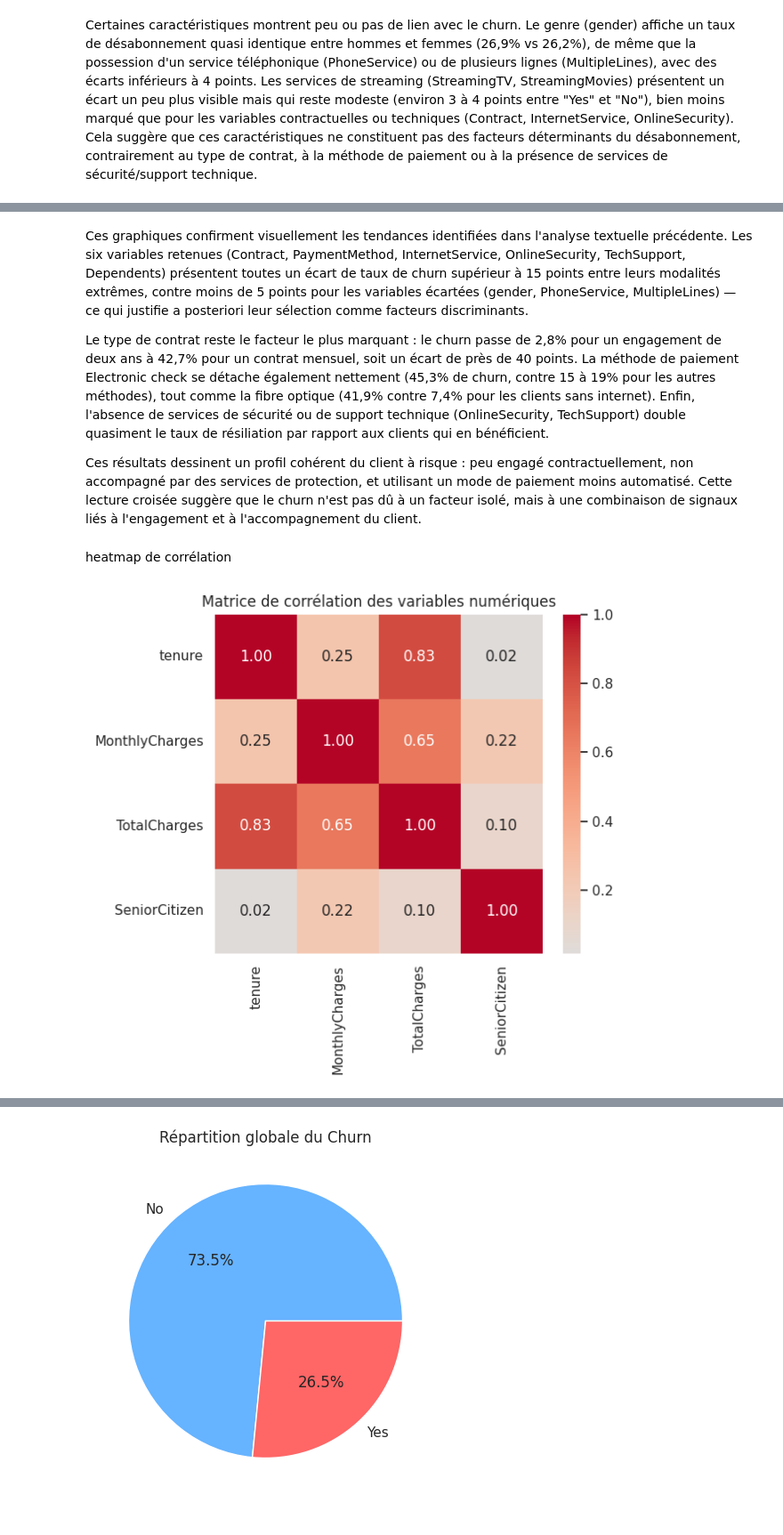
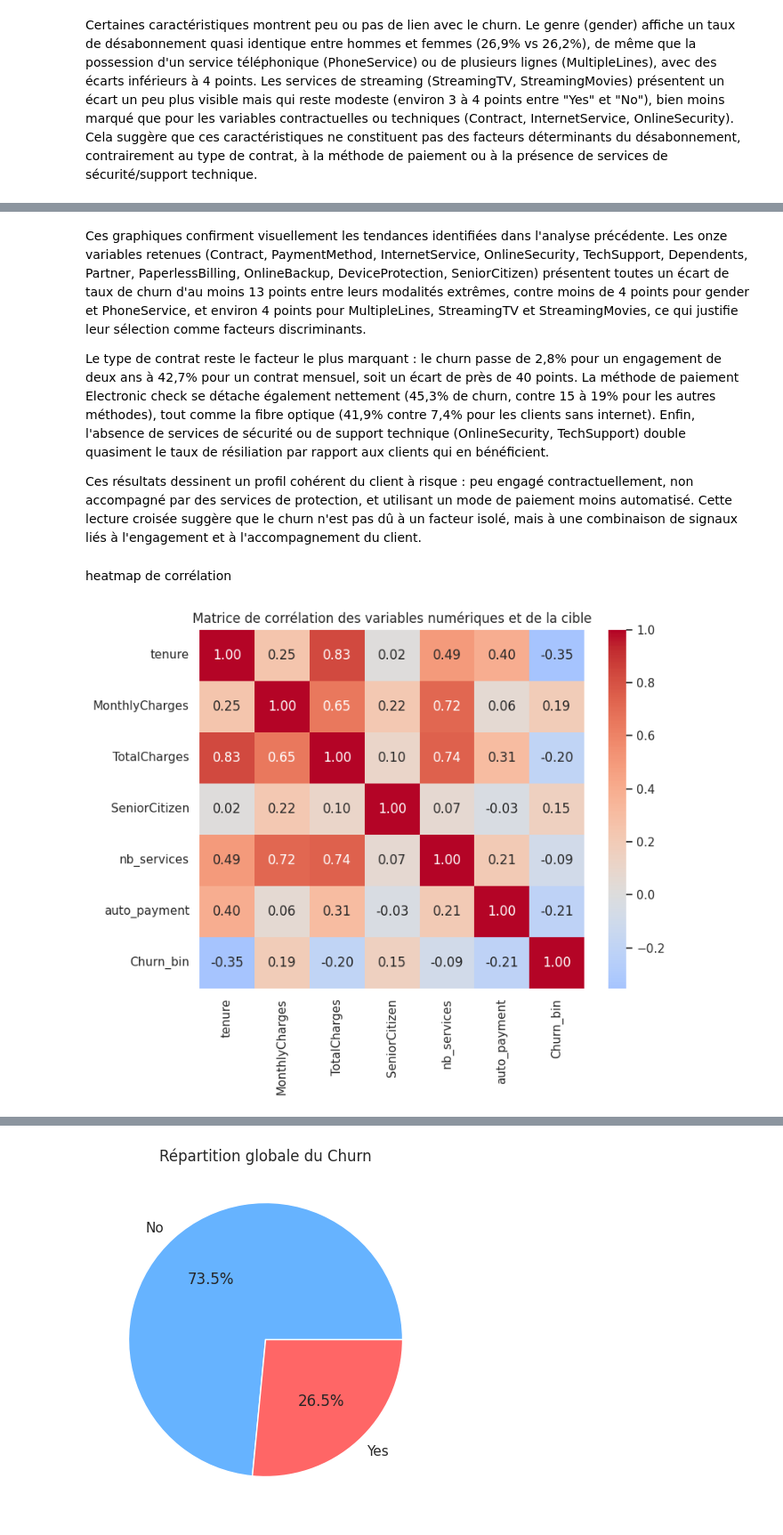
Before and after one commit to rachidahebie-cloud/churnradar, a Jupyter notebook: churnradar.ipynb, the cells around one changed output, grey strips where cells are left out. Shown at 89% size. Cells and saved outputs as stored; diff of their text form; code cells hidden in the pictures.

Commit message:
Fin de l'analyse textuelle et des graphiques

```diff
--- a/churnradar.ipynb
+++ b/churnradar.ipynb
@@ -181,0 +188,23 @@ Les 11 valeurs manquantes correspondent toutes à des clients avec tenure = 0, c
+# %%
+# 1. Cible en 0/1
+df["Churn_bin"] = (df["Churn"] == "Yes").astype(int)
+
+# 2. Tranches d'ancienneté
+df["tenure_group"] = pd.cut(
+    df["tenure"],
+    bins=[-1, 12, 24, 48, 72],
+    labels=["0-12", "13-24", "25-48", "49-72"]
+)
+
+# 3. Nombre de services optionnels
+df["nb_services"] = (df[cols_net] == "Yes").sum(axis=1)
+
+# 4. Paiement automatique (1) ou manuel (0)
+df["auto_payment"] = df["PaymentMethod"].str.contains("automatic").astype(int)
+
+# Vérification : taux de churn (%) pour chaque nouvelle variable
+print(df.groupby("tenure_group", observed=True)["Churn_bin"].mean().mul(100).round(2))
+print()
+print(df.groupby("nb_services")["Churn_bin"].mean().mul(100).round(2))
+print()
+print(df.groupby("auto_payment")["Churn_bin"].mean().mul(100).round(2))
@@ -430,5 +533,5 @@ for col in variables_discriminantes:
 # %% [markdown]
-Ces graphiques confirment visuellement les tendances identifiées dans l'analyse textuelle précédente. Les six variables retenues (Contract, PaymentMethod, InternetService, OnlineSecurity, TechSupport, Dependents) présentent toutes un écart de taux de churn supérieur à 15 points entre leurs modalités extrêmes, contre moins de 5 points pour les variables écartées (gender, PhoneService, MultipleLines) — ce qui justifie a posteriori leur sélection comme facteurs discriminants.
+Ces graphiques confirment visuellement les tendances identifiées dans l'analyse précédente. Les onze variables retenues (Contract, PaymentMethod, InternetService, OnlineSecurity, TechSupport, Dependents, Partner, PaperlessBilling, OnlineBackup, DeviceProtection, SeniorCitizen) présentent toutes un écart de taux de churn d'au moins 13 points entre leurs modalités extrêmes, contre moins de 4 points pour gender et PhoneService, et environ 4 points pour MultipleLines, StreamingTV et StreamingMovies, ce qui justifie leur sélection comme facteurs discriminants.
 
 Le type de contrat reste le facteur le plus marquant : le churn passe de 2,8% pour un engagement de deux ans à 42,7% pour un contrat mensuel, soit un écart de près de 40 points. La méthode de paiement Electronic check se détache également nettement (45,3% de churn, contre 15 à 19% pour les autres méthodes), tout comme la fibre optique (41,9% contre 7,4% pour les clients sans internet). Enfin, l'absence de services de sécurité ou de support technique (OnlineSecurity, TechSupport) double quasiment le taux de résiliation par rapport aux clients qui en bénéficient.
 
@@ -436,14 +539,15 @@ Ces résultats dessinent un profil cohérent du client à risque : peu engagé c
 # %% [markdown]
 heatmap de corrélation
 # %%
-numeric_df = df[["tenure", "MonthlyCharges", "TotalCharges", "SeniorCitizen"]]
+cols_corr = ["tenure", "MonthlyCharges", "TotalCharges", "SeniorCitizen",
+             "nb_services", "auto_payment", "Churn_bin"]
 
-plt.figure(figsize=(6, 5))
-sns.heatmap(numeric_df.corr(), annot=True, cmap="coolwarm", center=0, fmt=".2f")
-plt.title("Matrice de corrélation des variables numériques")
+plt.figure(figsize=(8, 6))
+sns.heatmap(df[cols_corr].corr(), annot=True, cmap="coolwarm", center=0, fmt=".2f")
+plt.title("Matrice de corrélation des variables numériques et de la cible")
 plt.show()
 # %% [output]
-[figure, old version]
+[figure, new version]
 # %% [markdown]
 La matrice de corrélation révèle une relation forte entre tenure et TotalCharges (0,83), ce qui s'explique mécaniquement : plus un client reste longtemps abonné, plus il accumule de facturations, indépendamment de tout autre facteur. La corrélation entre MonthlyCharges et TotalCharges est modérée (0,65) : un client qui paie cher chaque mois tend à avoir un total plus élevé, mais cette relation est moins automatique que celle avec tenure, car elle dépend aussi de la durée d'abonnement.
 
```
Also changed, not shown: parts of 37 cells of this notebook.
